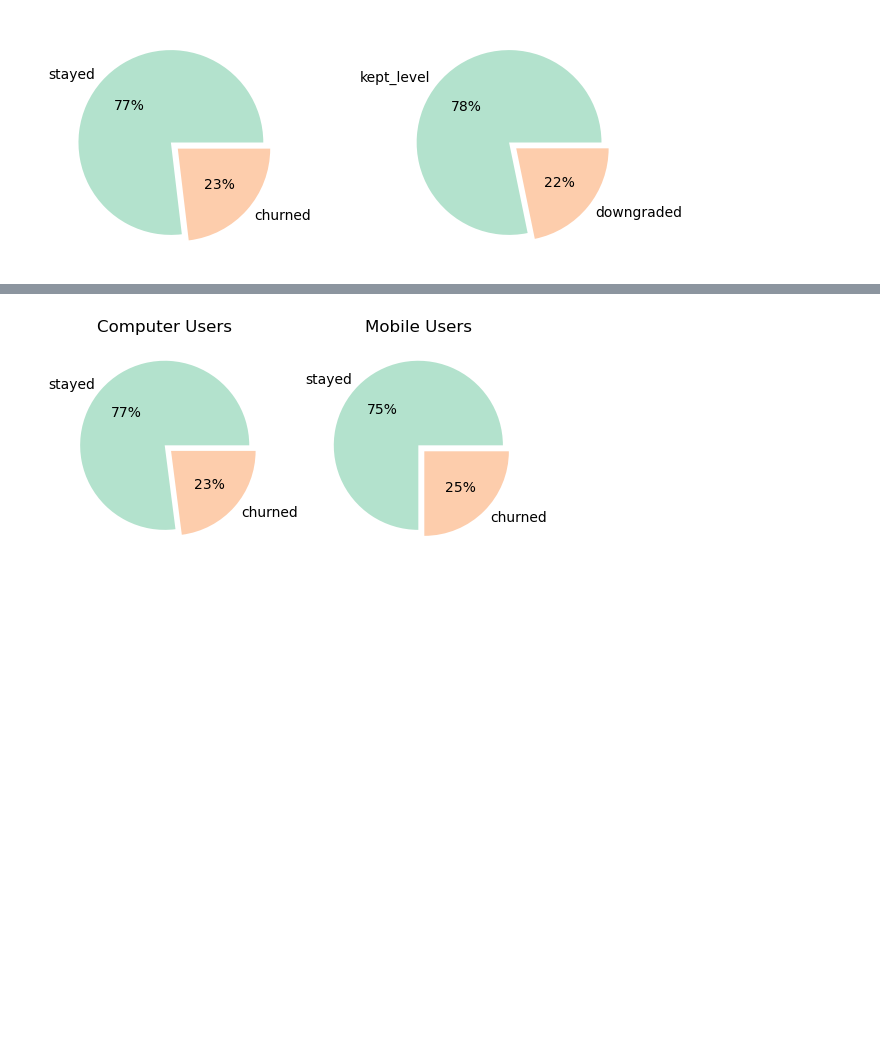
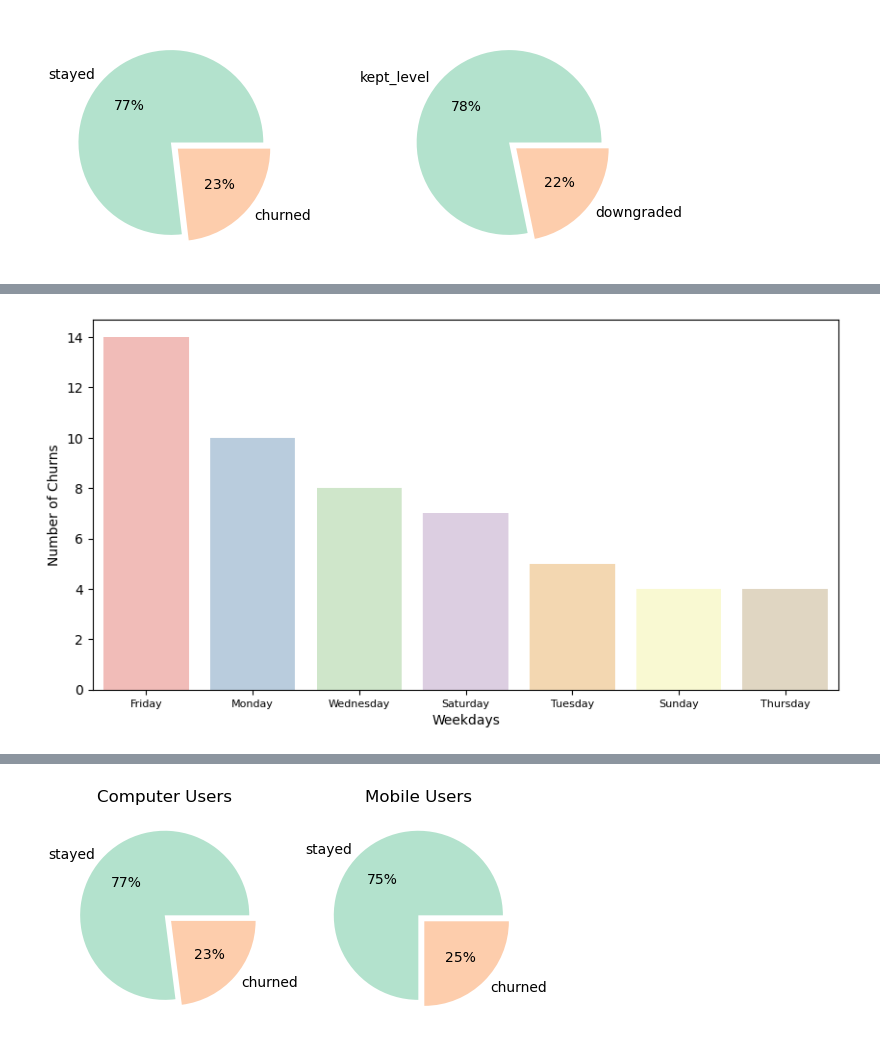
Before and after one commit to audidatacamp370/p4_capstone_spakify, a Jupyter notebook: Sparkify.ipynb, the cells around one changed output, grey strips where cells are left out. Saved outputs shown, nothing was run; the diff lists cells and outputs as text; code cells hidden in the pictures; blank space fills up the shorter version.

```diff
--- a/Sparkify.ipynb
+++ b/Sparkify.ipynb
@@ -316,0 +320,8 @@ plt.ylabel('Number of Users');
+# %%
+plt.figure( figsize=[10,5])
+ax=sns.barplot(x=df_user[df_user.churned=='churned'].churn_weekday.value_counts().index,y=df_user[df_user.churned=='churned'].churn_weekday.value_counts(),palette='Pastel1');
+ax.set_xticklabels(ax.get_xticklabels(), fontsize=8)
+plt.xlabel('Weekdays')
+plt.ylabel('Number of Churns');
+# %% [output]
+[figure, added]
```
Also changed, not shown: parts of 9 cells of this notebook.
